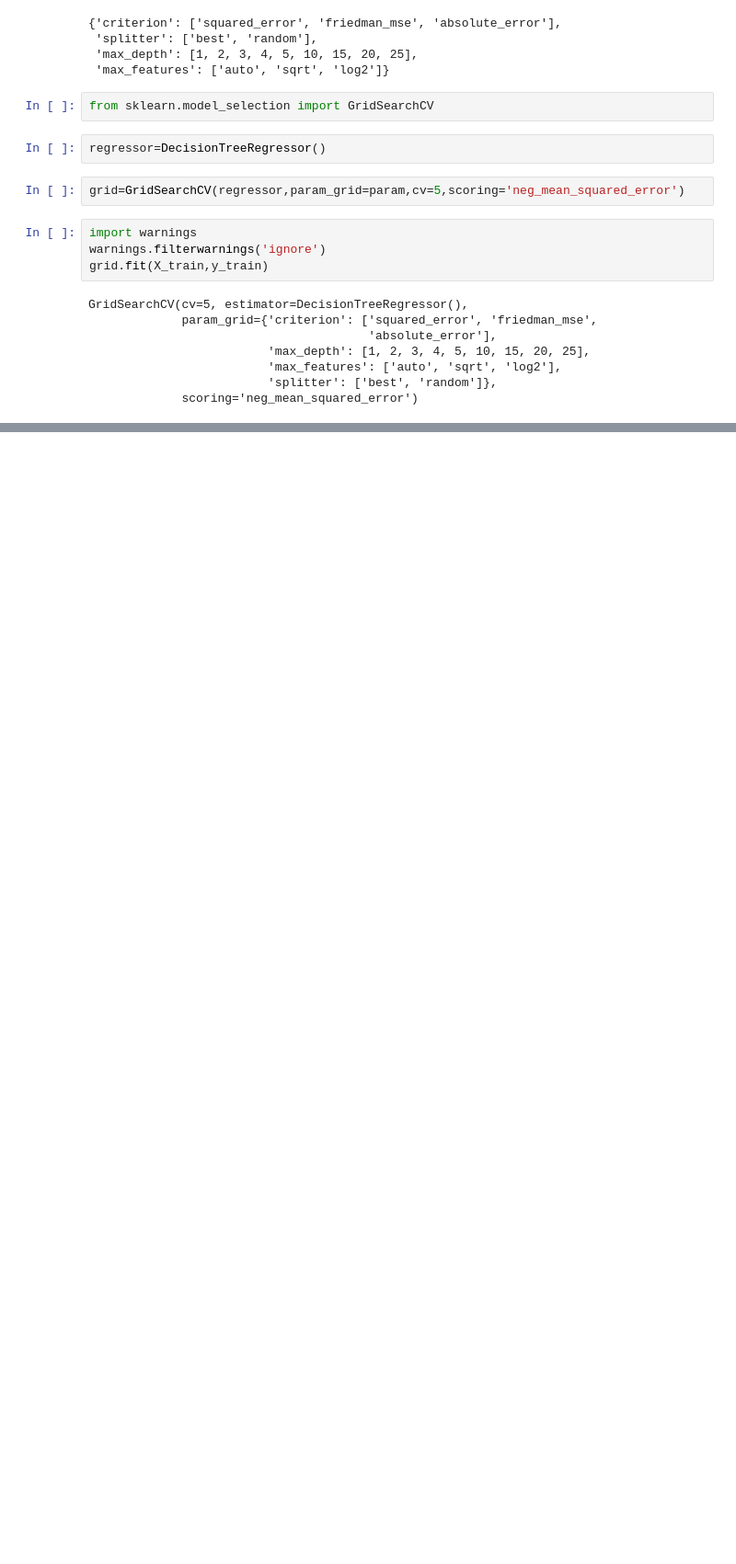
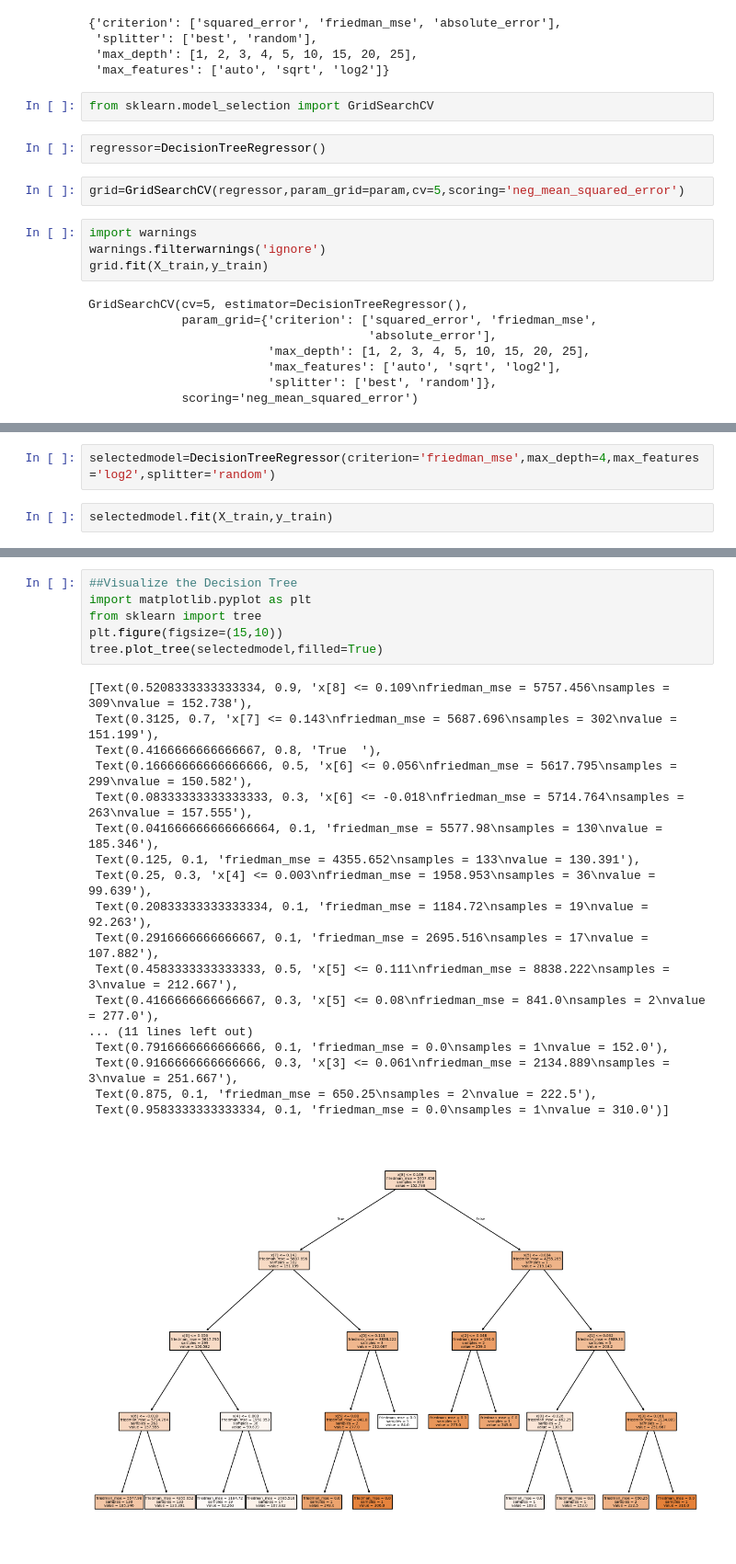
Before and after one commit to rhs2/ml, a Jupyter notebook: 8. Decision Tree/2. Diabetes Prediction using Decision Tree Regressor.ipynb, the cells around one changed output, grey strips where cells are left out. Shown at 92% size. Saved outputs shown, nothing was run; the diff lists cells and outputs as text; blank space fills up the shorter version.

```diff
--- a/8. Decision Tree/2. Diabetes Prediction using Decision Tree Regressor.ipynb
+++ b/8. Decision Tree/2. Diabetes Prediction using Decision Tree Regressor.ipynb
@@ -149,0 +170,4 @@ GridSearchCV(cv=5, estimator=DecisionTreeRegressor(),
+# %%
+selectedmodel=DecisionTreeRegressor(criterion='friedman_mse',max_depth=4,max_features='log2',splitter='random')
+# %%
+selectedmodel.fit(X_train,y_train)
@@ -149,0 +177,25 @@ GridSearchCV(cv=5, estimator=DecisionTreeRegressor(),
+# %%
+##Visualize the Decision Tree
+import matplotlib.pyplot as plt
+from sklearn import tree
+plt.figure(figsize=(15,10))
+tree.plot_tree(selectedmodel,filled=True)
+# %% [output]
+[Text(0.5208333333333334, 0.9, 'x[8] <= 0.109\nfriedman_mse = 5757.456\nsamples = 309\nvalue = 152.738'),
+ Text(0.3125, 0.7, 'x[7] <= 0.143\nfriedman_mse = 5687.696\nsamples = 302\nvalue = 151.199'),
+ Text(0.4166666666666667, 0.8, 'True  '),
+ Text(0.16666666666666666, 0.5, 'x[6] <= 0.056\nfriedman_mse = 5617.795\nsamples = 299\nvalue = 150.582'),
+ Text(0.08333333333333333, 0.3, 'x[6] <= -0.018\nfriedman_mse = 5714.764\nsamples = 263\nvalue = 157.555'),
+ Text(0.041666666666666664, 0.1, 'friedman_mse = 5577.98\nsamples = 130\nvalue = 185.346'),
+ Text(0.125, 0.1, 'friedman_mse = 4355.652\nsamples = 133\nvalue = 130.391'),
+ Text(0.25, 0.3, 'x[4] <= 0.003\nfriedman_mse = 1958.953\nsamples = 36\nvalue = 99.639'),
+ Text(0.20833333333333334, 0.1, 'friedman_mse = 1184.72\nsamples = 19\nvalue = 92.263'),
+ Text(0.2916666666666667, 0.1, 'friedman_mse = 2695.516\nsamples = 17\nvalue = 107.882'),
+ Text(0.4583333333333333, 0.5, 'x[5] <= 0.111\nfriedman_mse = 8838.222\nsamples = 3\nvalue = 212.667'),
+ Text(0.4166666666666667, 0.3, 'x[5] <= 0.08\nfriedman_mse = 841.0\nsamples = 2\nvalue = 277.0'),
+... (11 lines left out)
+ Text(0.7916666666666666, 0.1, 'friedman_mse = 0.0\nsamples = 1\nvalue = 152.0'),
+ Text(0.9166666666666666, 0.3, 'x[3] <= 0.061\nfriedman_mse = 2134.889\nsamples = 3\nvalue = 251.667'),
+ Text(0.875, 0.1, 'friedman_mse = 650.25\nsamples = 2\nvalue = 222.5'),
+ Text(0.9583333333333334, 0.1, 'friedman_mse = 0.0\nsamples = 1\nvalue = 310.0')]
+[figure, added]
```
Also changed, not shown: parts of 5 cells of this notebook, 5 other files.
